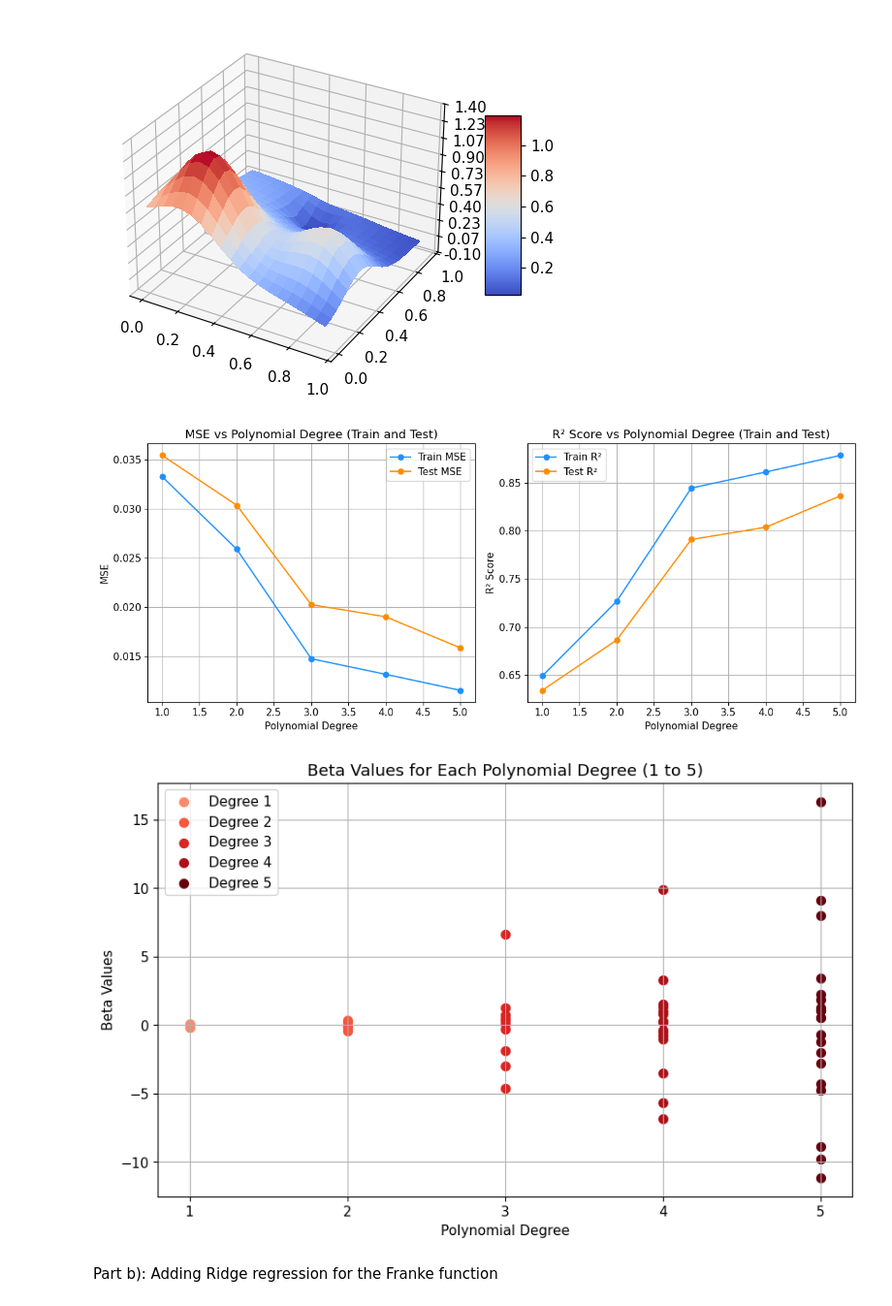
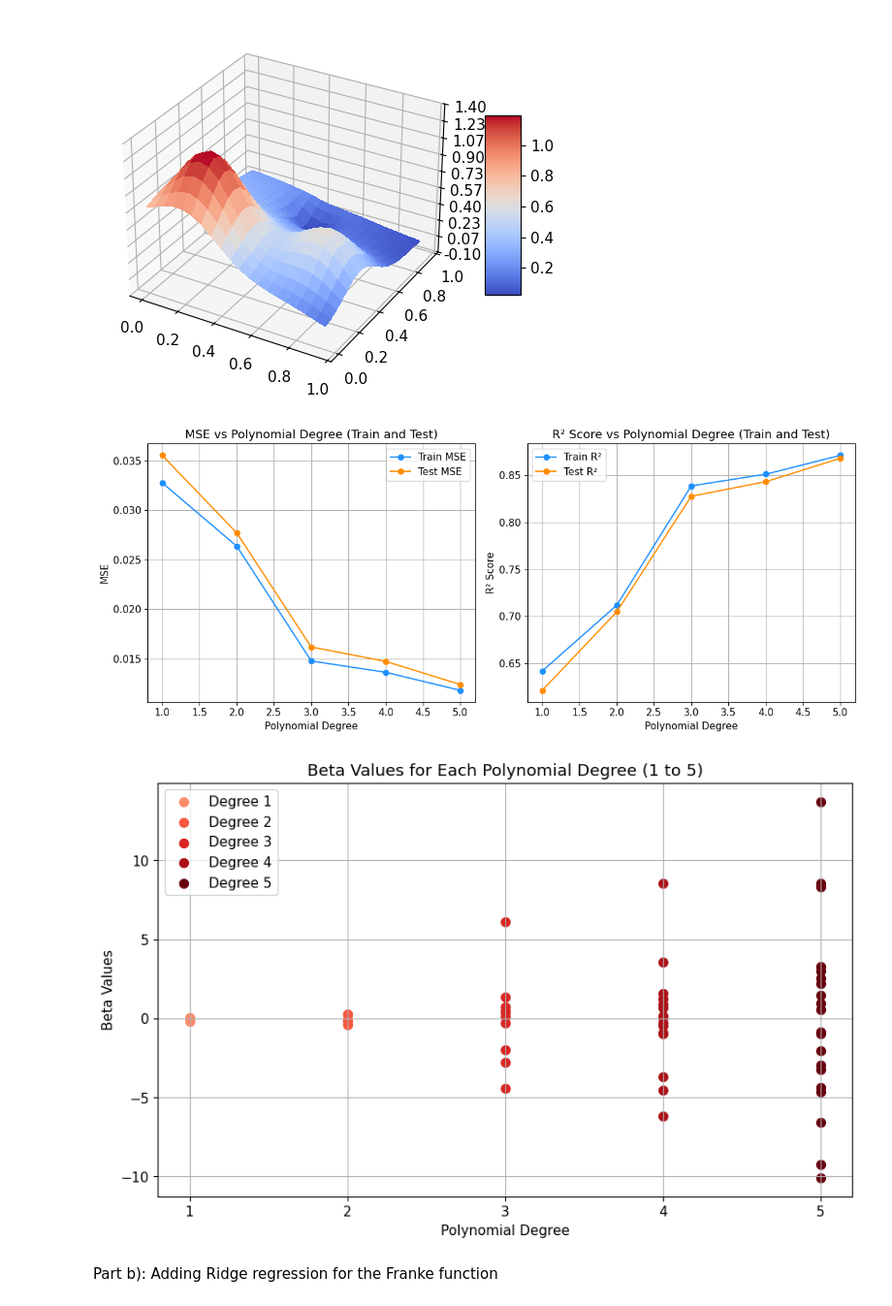
Before and after one commit to tiriltk/FYSSTK4155, a Jupyter notebook: Project1/frankecode.ipynb, the cells around one changed output. Shown at 97% size. Drawn from its saved outputs; the diff is of its cells as text; code cells hidden in the pictures.

```diff
--- a/Project1/frankecode.ipynb
+++ b/Project1/frankecode.ipynb
@@ -78,7 +78,7 @@ np.random.seed(1040)
 
 # Generate data
 degree = 5
-N = 1000
+N = 10000
 x = np.random.rand(N)
 y = np.random.rand(N)
 z = FrankeFunction(x, y)  + 0.1 * np.random.randn(N)
@@ -139,35 +139,35 @@ plt.grid(True)
 
 
 plt.subplot(1, 2, 2)
 plt.plot(degrees, R2_train_values, marker='o', label='Train R²', color='dodgerblue')
 plt.plot(degrees, R2_test_values, marker='o', label='Test R²', color='darkorange')
 plt.xlabel('Polynomial Degree')
 plt.ylabel('R² Score')
 plt.title('R² Score vs Polynomial Degree (Train and Test)')
 plt.legend()
 plt.grid(True)
 
 plt.tight_layout()
 plt.show()
 
 
 plt.figure(figsize=(10, 6))
 
 reds = plt.cm.Reds(np.linspace(0.4, 1, 5))
 
 for i, beta in enumerate(beta_values[:5]):
     plt.scatter([i + 1] * len(beta), beta, marker='o', color=reds[i], label=f'Degree {i+1}', s=50)
 
 plt.xticks(np.arange(1, 6))
 plt.xlabel('Polynomial Degree')
 plt.ylabel('Beta Values')
 plt.title('Beta Values for Each Polynomial Degree (1 to 5)')
 plt.legend(loc='upper left')
 plt.grid(True)
 plt.show()
 # %% [output]
-[figure, old version]
+[figure, new version]
-[figure, old version]
+[figure, new version]
 # %% [markdown]
 Part b): Adding Ridge regression for the Franke function
 # %%
```
Also changed, not shown: parts of 7 cells of this notebook.
